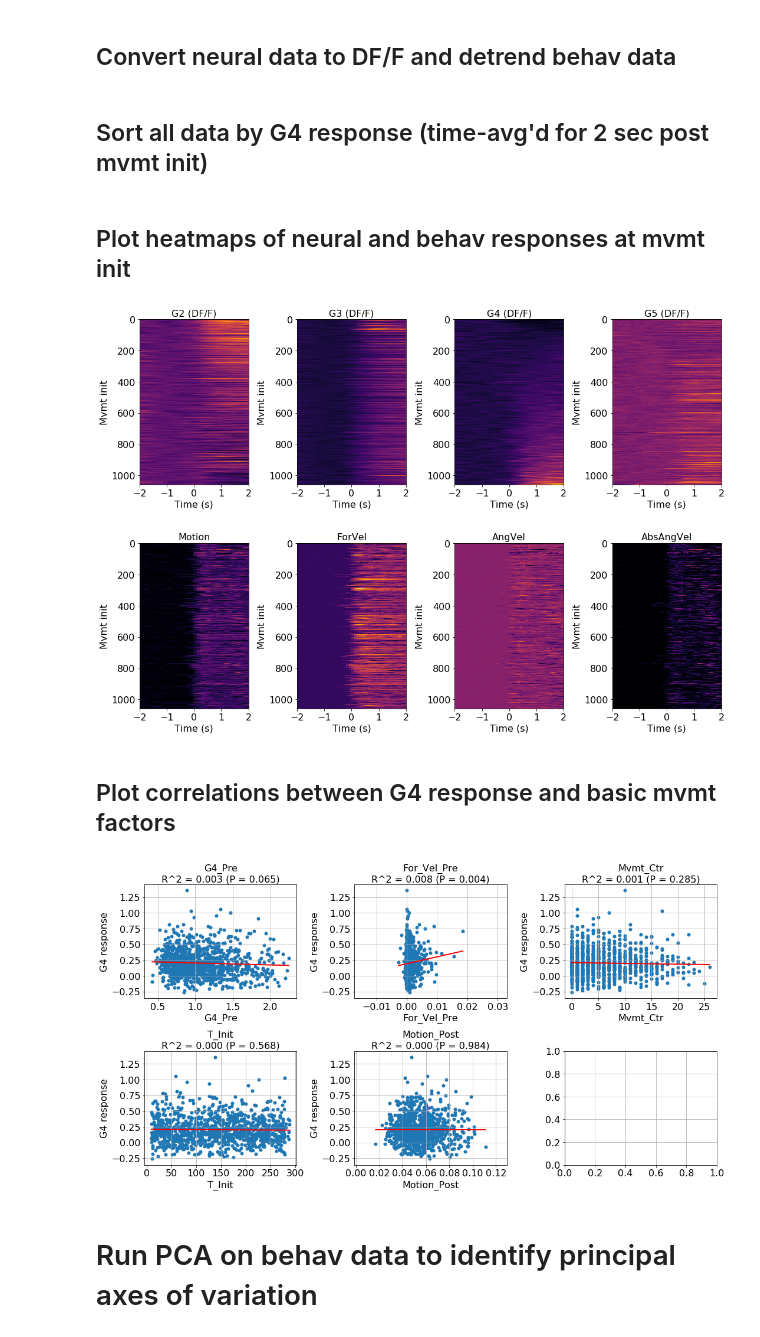
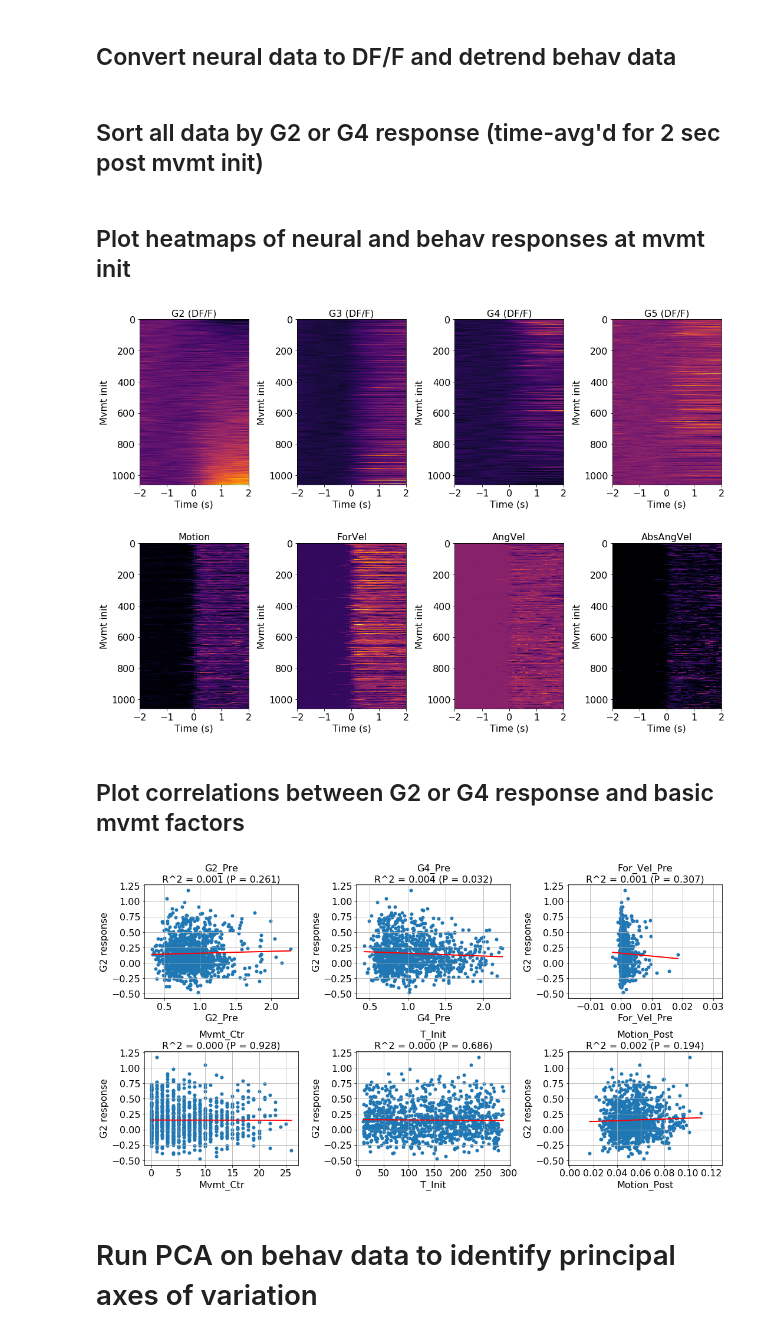
Before and after one commit to rkp8000/mushroom_mushroom, a Jupyter notebook: 1A_mvmt_initiation.ipynb, the cells around one changed output. Cells and saved outputs as stored; diff of their text form; code cells hidden in the pictures.

```diff
--- a/1A_mvmt_initiation.ipynb
+++ b/1A_mvmt_initiation.ipynb
@@ -15,6 +15,8 @@ from disp import set_font_size
 DT = 0.1
 T_WDW = [-2, 2]
 DATA_DIR = 'data/ASENSORY_AZ'
+GX = 'G2'
+# GX = 'G4'
 # %% [markdown]
 # Load data and extract neural/behavioral windows surrounding mvmt inits
 # %%
@@ -76,6 +78,7 @@ for fly in os.listdir(DATA_DIR):
                 'Fly': fly,
                 'T_Init': mvmt['T1'],
                 'Mvmt_Ctr': m_ctr,
+                'G2_Pre': np.nanmean(data_dict['G2'][-1][t < 0]),
                 'G4_Pre': np.nanmean(data_dict['G4'][-1][t < 0]),
                 'For_Vel_Pre': np.nanmean(data_dict['ForVel'][-1][t < 0]),
                 'Motion_Post': np.nanmean(data_dict['Motion'][-1][0 <= t])
@@ -125,17 +128,17 @@ for k in ['Motion', 'ForVel', 'AngVel', 'AbsAngVel']:
     std = np.nanstd(data_dict[k])
     data_dict[k] = (data_dict[k] - mean) / std
 # %% [markdown]
-## Sort all data by G4 response (time-avg'd for 2 sec post mvmt init)
+## Sort all data by G2 or G4 response (time-avg'd for 2 sec post mvmt init)
 # %%
 t_mask = (0 <= t)
 
-## get G4 response
-g4_rsp = np.nanmean(data_dict['G4'][:, t_mask], 1)
+## get G2 or G4 response
+gx_rsp = np.nanmean(data_dict[GX][:, t_mask], 1)
 
-## sort everything by G4 response
-sorted_idx = np.argsort(g4_rsp)
+## sort everything by G2 or G4 response
+sorted_idx = np.argsort(gx_rsp)
 
-g4_rsp_sorted = g4_rsp[sorted_idx]
+gx_rsp_sorted = gx_rsp[sorted_idx]
 
 data_dict_sorted = {}
 for k, v in data_dict.items():
@@ -171,37 +174,37 @@ for ax, k in zip(axs, ['Motion', 'ForVel', 'AngVel', 'AbsAngVel']):
 for ax in axs:
     set_font_size(ax, 16)
 # %% [output]
-[figure, old version]
+[figure, new version]
-[figure, old version]
+[figure, new version]
 # %% [markdown]
-## Plot correlations between G4 response and basic mvmt factors
+## Plot correlations between G2 or G4 response and basic mvmt factors
 # %%
 fig, axs = plt.subplots(2, 3, figsize=(15, 8), tight_layout=True)
 
-for ax, k in zip(axs.flatten(), ['G4_Pre', 'For_Vel_Pre', 'Mvmt_Ctr', 'T_Init', 'Motion_Post']):
+for ax, k in zip(axs.flatten(), ['G2_Pre', 'G4_Pre', 'For_Vel_Pre', 'Mvmt_Ctr', 'T_Init', 'Motion_Post']):
     x_sorted = factors_sorted[k]
 
-    r, p = stats.pearsonr(x_sorted, g4_rsp)
+    r, p = stats.pearsonr(x_sorted, gx_rsp)
 
-    ax.scatter(x_sorted, g4_rsp, lw=0)
+    ax.scatter(x_sorted, gx_rsp, lw=0)
 
     # plot line
-    slp, icpt = stats.linregress(x_sorted, g4_rsp)[:2]
+    slp, icpt = stats.linregress(x_sorted, gx_rsp)[:2]
     x_line = np.array([x_sorted.min(), x_sorted.max()])
     y_line = slp*x_line + icpt
 
     ax.plot(x_line, y_line, c='r', lw=2)
 
     ax.set_xlabel(k)
-    ax.set_ylabel('G4 response')
+    ax.set_ylabel('{} response'.format(GX))
 
     ax.set_title('{0}\nR^2 = {1:.3f} (P = {2:.3f})'.format(k, r**2, p))
 
 for ax in axs.flatten():
     ax.grid()
     set_font_size(ax, 16)
 # %% [output]
-[figure, old version]
+[figure, new version]
 # %% [markdown]
 # Run PCA on behav data to identify principal axes of variation
 # %%
```
Also changed, not shown: parts of 11 cells of this notebook.
